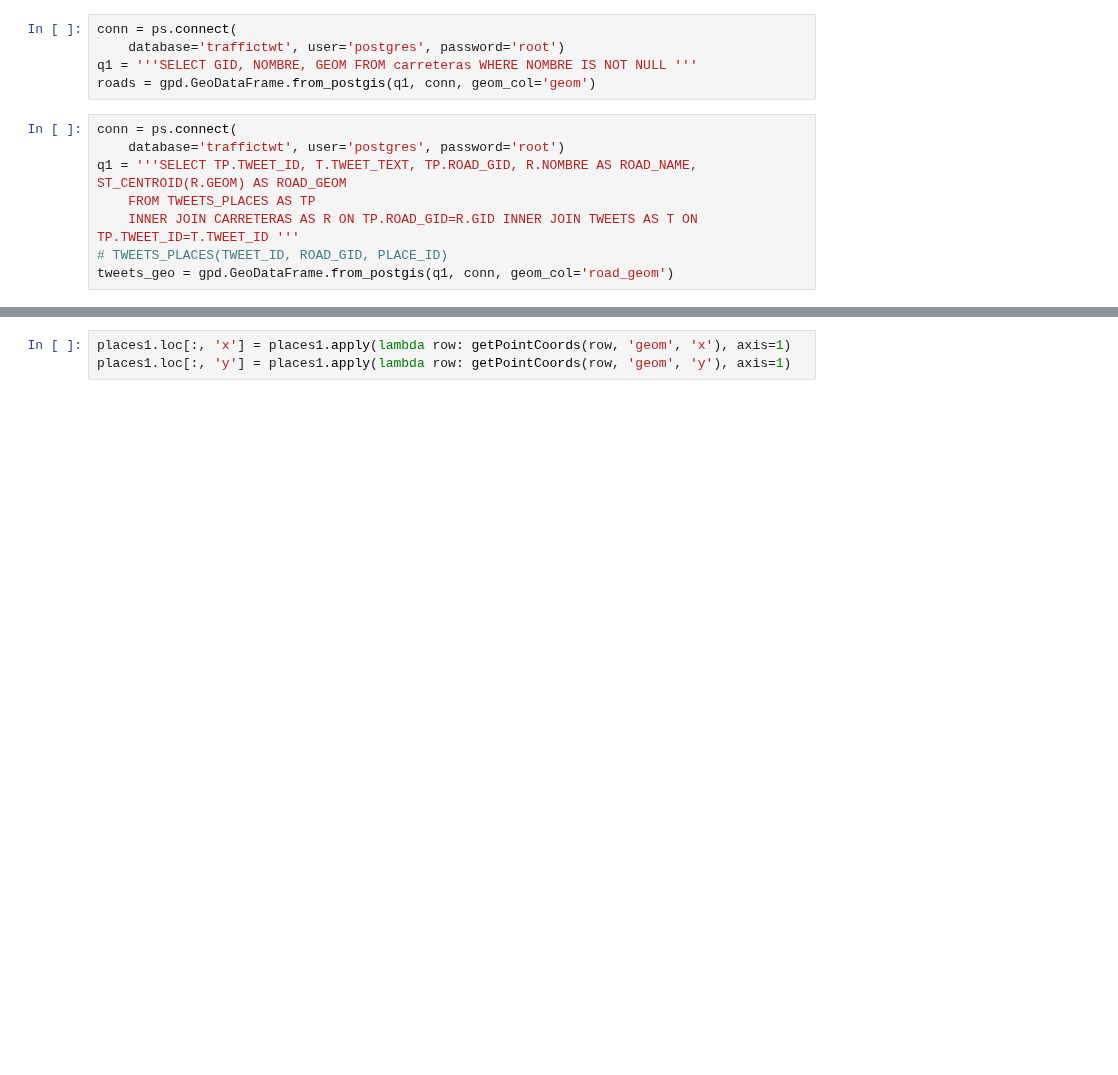
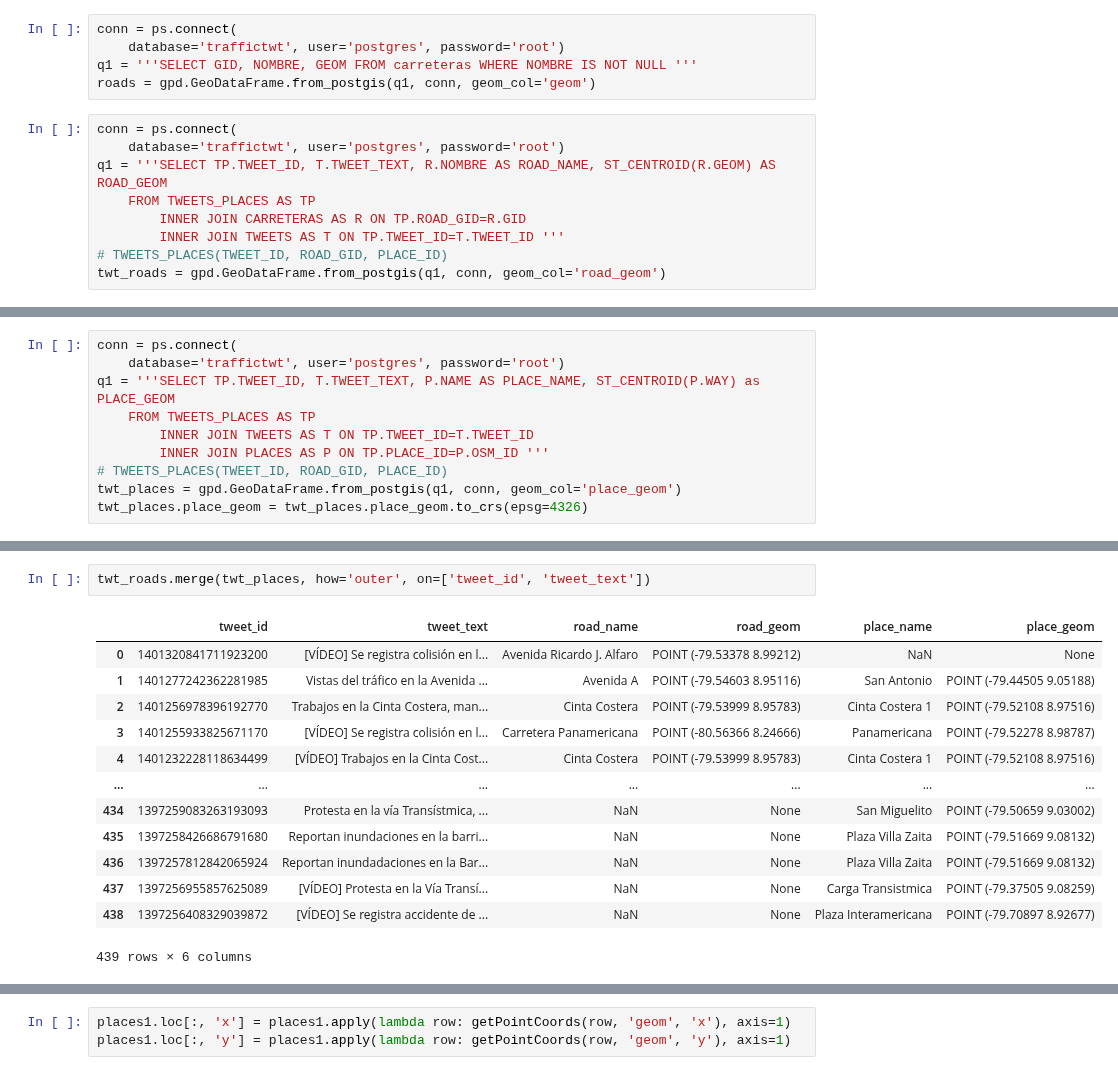
Before and after one commit to Liu-Lc/TwitterTraffic-Pty, a Jupyter notebook: geo.ipynb, the cells around one changed output, grey strips where cells are left out. Saved outputs shown, nothing was run; the diff lists cells and outputs as text; blank space fills up the shorter version.

Commit message:
Processed more tweets

```diff
--- a/geo.ipynb
+++ b/geo.ipynb
@@ -80,8 +72,9 @@ roads = gpd.GeoDataFrame.from_postgis(q1, conn, geom_col='geom')
 # %%
 conn = ps.connect(
     database='traffictwt', user='postgres', password='root')
-q1 = '''SELECT TP.TWEET_ID, T.TWEET_TEXT, TP.ROAD_GID, R.NOMBRE AS ROAD_NAME, ST_CENTROID(R.GEOM) AS ROAD_GEOM
+q1 = '''SELECT TP.TWEET_ID, T.TWEET_TEXT, R.NOMBRE AS ROAD_NAME, ST_CENTROID(R.GEOM) AS ROAD_GEOM
     FROM TWEETS_PLACES AS TP
-    INNER JOIN CARRETERAS AS R ON TP.ROAD_GID=R.GID INNER JOIN TWEETS AS T ON TP.TWEET_ID=T.TWEET_ID '''
+        INNER JOIN CARRETERAS AS R ON TP.ROAD_GID=R.GID
+        INNER JOIN TWEETS AS T ON TP.TWEET_ID=T.TWEET_ID '''
 # TWEETS_PLACES(TWEET_ID, ROAD_GID, PLACE_ID)
-tweets_geo = gpd.GeoDataFrame.from_postgis(q1, conn, geom_col='road_geom')
+twt_roads = gpd.GeoDataFrame.from_postgis(q1, conn, geom_col='road_geom')
@@ -89,0 +81,10 @@ generate_scatter(tweets_geo, 'road_geom', 'tweet_text')
+# %%
+conn = ps.connect(
+    database='traffictwt', user='postgres', password='root')
+q1 = '''SELECT TP.TWEET_ID, T.TWEET_TEXT, P.NAME AS PLACE_NAME, ST_CENTROID(P.WAY) as PLACE_GEOM
+    FROM TWEETS_PLACES AS TP
+        INNER JOIN TWEETS AS T ON TP.TWEET_ID=T.TWEET_ID
+        INNER JOIN PLACES AS P ON TP.PLACE_ID=P.OSM_ID '''
+# TWEETS_PLACES(TWEET_ID, ROAD_GID, PLACE_ID)
+twt_places = gpd.GeoDataFrame.from_postgis(q1, conn, geom_col='place_geom')
+twt_places.place_geom = twt_places.place_geom.to_crs(epsg=4326)
@@ -89,0 +132,16 @@ generate_scatter(tweets_geo, 'road_geom', 'tweet_text')
+# %%
+twt_roads.merge(twt_places, how='outer', on=['tweet_id', 'tweet_text'])
+# %% [output]
+|  | tweet_id | tweet_text | road_name | road_geom | place_name | place_geom |
+| 0 | 1401320841711923200 | [VÍDEO] Se registra colisión en l... | Avenida Ricardo J. Alfaro | POINT (-79.53378 8.99212) | NaN | None |
+| 1 | 1401277242362281985 | Vistas del tráfico en la Avenida ... | Avenida A | POINT (-79.54603 8.95116) | San Antonio | POINT (-79.44505 9.05188) |
+| 2 | 1401256978396192770 | Trabajos en la Cinta Costera, man... | Cinta Costera | POINT (-79.53999 8.95783) | Cinta Costera 1 | POINT (-79.52108 8.97516) |
+| 3 | 1401255933825671170 | [VÍDEO] Se registra colisión en l... | Carretera Panamericana | POINT (-80.56366 8.24666) | Panamericana | POINT (-79.52278 8.98787) |
+| 4 | 1401232228118634499 | [VÍDEO] Trabajos en la Cinta Cost... | Cinta Costera | POINT (-79.53999 8.95783) | Cinta Costera 1 | POINT (-79.52108 8.97516) |
+| ... | ... | ... | ... | ... | ... | ... |
+| 434 | 1397259083263193093 | Protesta en la vía Transístmica, ... | NaN | None | San Miguelito | POINT (-79.50659 9.03002) |
+| 435 | 1397258426686791680 | Reportan inundaciones en la barri... | NaN | None | Plaza Villa Zaita | POINT (-79.51669 9.08132) |
+| 436 | 1397257812842065924 | Reportan inundadaciones en la Bar... | NaN | None | Plaza Villa Zaita | POINT (-79.51669 9.08132) |
+| 437 | 1397256955857625089 | [VÍDEO] Protesta en la Vía Transí... | NaN | None | Carga Transistmica | POINT (-79.37505 9.08259) |
+| 438 | 1397256408329039872 | [VÍDEO] Se registra accidente de ... | NaN | None | Plaza Interamericana | POINT (-79.70897 8.92677) |
+439 rows × 6 columns
```
Also changed, not shown: parts of 8 cells of this notebook.
